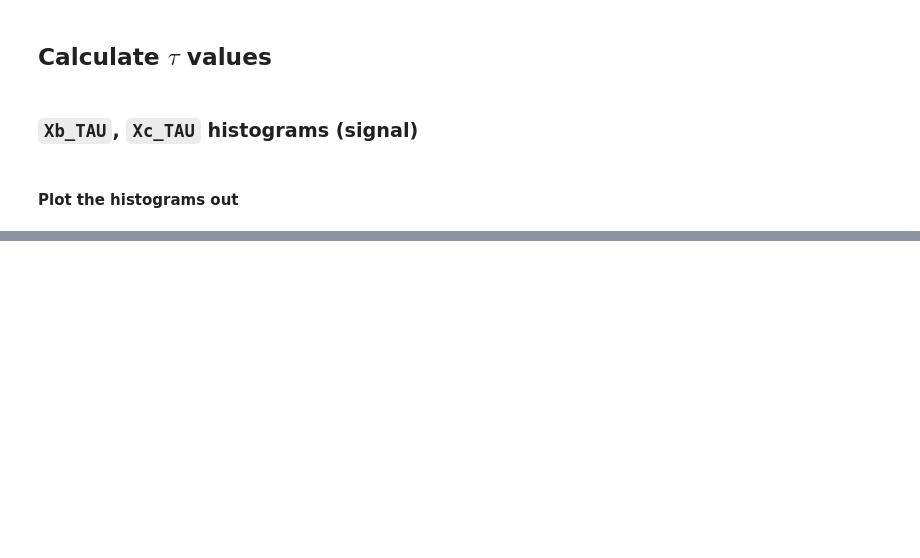
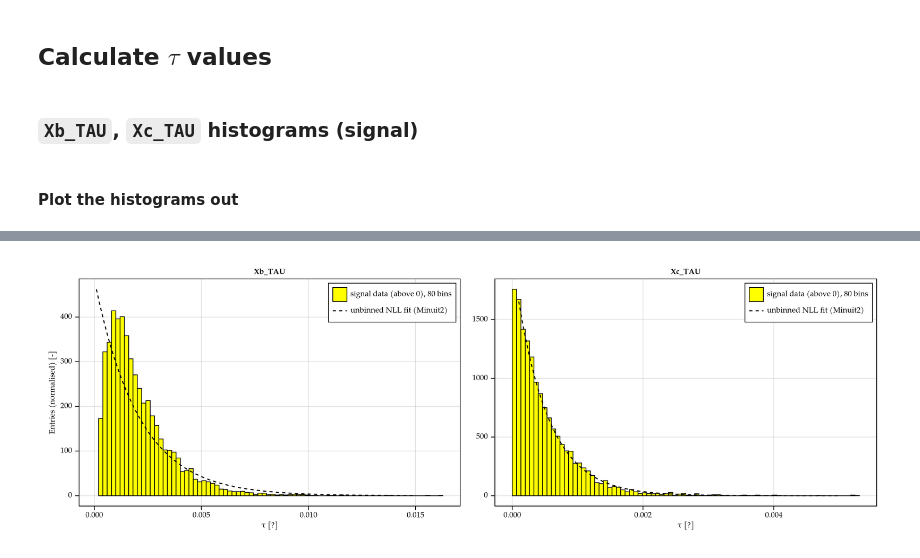
Before and after one commit to Arateniz/Project-MIDAS, a Jupyter notebook: decisiontreeclassifier.ipynb, the cells around one changed output, grey strips where cells are left out. Saved outputs shown, nothing was run; the diff lists cells and outputs as text; code cells hidden in the pictures; blank space fills up the shorter version.

```diff
--- a/decisiontreeclassifier.ipynb
+++ b/decisiontreeclassifier.ipynb
@@ -1384,0 +1476,7 @@ fig_Xc_TAU_final
+# %%
+m_Xc = Minuit(
+    nll_Xc,
+    [mean(t_Xc)]
+)
+
+migrad!(m_Xc)
@@ -1384,0 +1505,11 @@ fig_Xc_TAU_final
+# %%
+τ_Xb = m_Xb.values
+u_τ_Xb = m_Xb.errors
+
+τ_Xc = m_Xc.values
+u_τ_Xc = m_Xc.errors
+
+@show τ_Xb
+@show u_τ_Xb;
+@show τ_Xc
+@show u_τ_Xc;
@@ -1384,0 +1527,69 @@ fig_Xc_TAU_final
+# %%
+fig = Figure(; size=(1200,400))
+
+ax = Axis(
+    fig[1, 1],
+    title = "Xb_TAU",
+    xlabel = L"$\tau$ [?]",
+    ylabel = "Entries (normalised) [-]",
+)
+
+t = range(0.0001, 0.015, 100)
+
+hist!(
+    t_Xb,
+    bins = 80,
+    normalization = :pdf,
+    color = :yellow,
+    strokecolor = :black,
+    strokewidth = 1,
+    label = "signal data (above 0), 80 bins"
+)
+
+lines!(
+    t,
+    1 ./ τ_Xb .* exp.(-t ./ τ_Xb),
+    color = :black,
+    linestyle = :dash,
+    label = "unbinned NLL fit (Minuit2)"
+)
+
+axislegend(
+    position = :rt
+)
+
+ax2 = Axis(
+    fig[1, 2],
+    title = "Xc_TAU",
+    xlabel = L"$\tau$ [?]",
+)
+
+t = range(0.0001, 0.005, 100)
+
+hist!(
+    t_Xc,
+    bins = 80,
+    normalization = :pdf,
+    color = :yellow,
+    strokecolor = :black,
+    strokewidth = 1,
+    label = "signal data (above 0), 80 bins"
+)
+
+lines!(
+    t,
+    1 ./ τ_Xc .* exp.(-t ./ τ_Xc),
+    color = :black,
+    linestyle = :dash,
+    label = "unbinned NLL fit (Minuit2)"
+)
+
+axislegend(
+    position = :rt
+)
+
+save("figures/fit_tau.pdf", fig)
+
+fig
+# %% [output]
+[figure, added]
```
Also changed, not shown: parts of 22 cells of this notebook, 1 other file.
